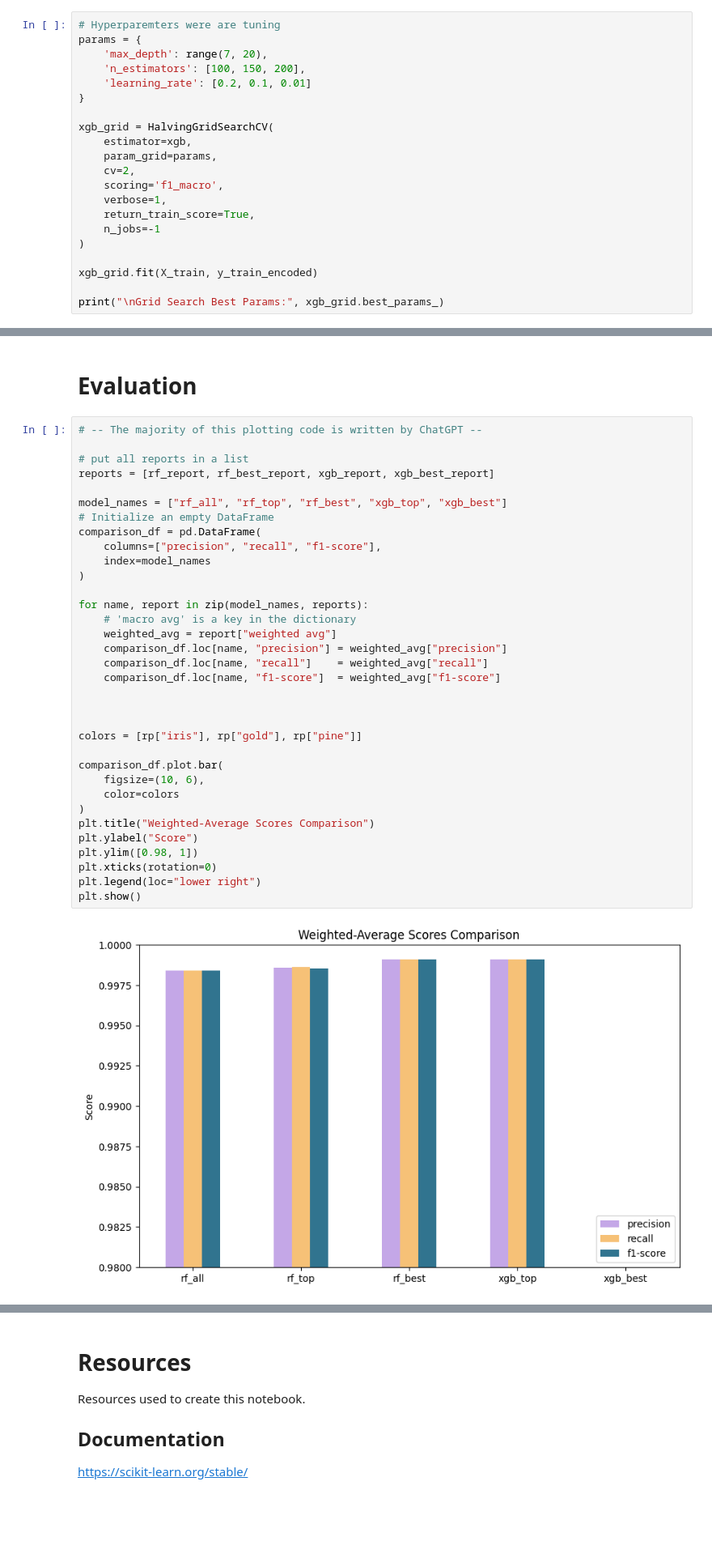
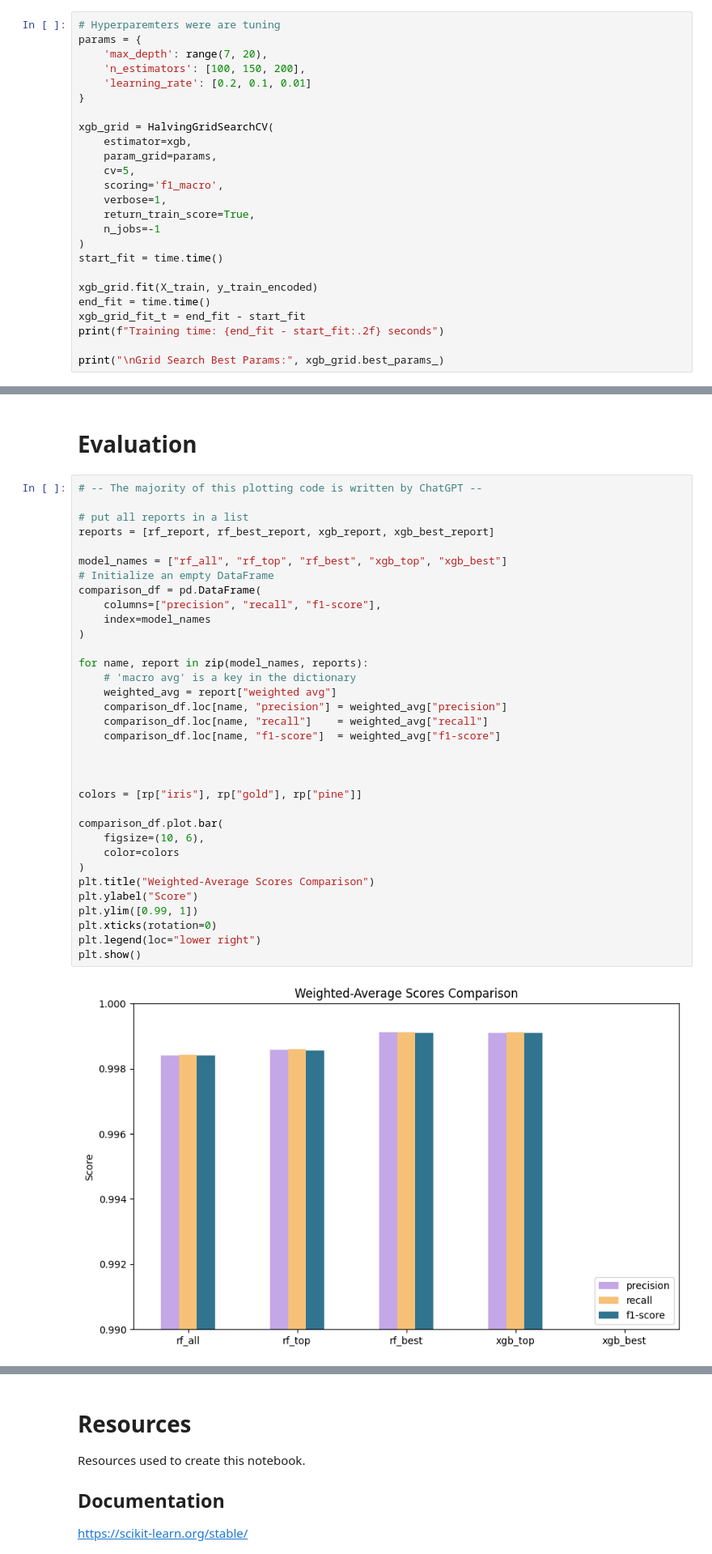
Before and after one commit to j4n-r/IDS_ml, a Jupyter notebook: ml-project-v4.ipynb, the cells around one changed output, grey strips where cells are left out. Shown: that part at 81% size. Cells and saved outputs as stored; diff of their text form; blank space fills up the shorter version.

```diff
--- a/ml-project-v4.ipynb
+++ b/ml-project-v4.ipynb
@@ -496,14 +587,18 @@ params = {
 xgb_grid = HalvingGridSearchCV(
     estimator=xgb,
     param_grid=params,
-    cv=2,
+    cv=5,
     scoring='f1_macro',
     verbose=1,
     return_train_score=True,
     n_jobs=-1
 )
+start_fit = time.time()
 
 xgb_grid.fit(X_train, y_train_encoded)
+end_fit = time.time()
+xgb_grid_fit_t = end_fit - start_fit
+print(f"Training time: {end_fit - start_fit:.2f} seconds")
 
 print("\nGrid Search Best Params:", xgb_grid.best_params_)
 # %% [output]
@@ -685,35 +791,35 @@ fig.savefig("all_confusion_matrices.png", dpi=300)
 reports = [rf_report, rf_best_report, xgb_report, xgb_best_report]
 
 model_names = ["rf_all", "rf_top", "rf_best", "xgb_top", "xgb_best"]
 # Initialize an empty DataFrame
 comparison_df = pd.DataFrame(
     columns=["precision", "recall", "f1-score"],
     index=model_names
 )
 
 for name, report in zip(model_names, reports):
     # 'macro avg' is a key in the dictionary
     weighted_avg = report["weighted avg"]
     comparison_df.loc[name, "precision"] = weighted_avg["precision"]
     comparison_df.loc[name, "recall"]    = weighted_avg["recall"]
     comparison_df.loc[name, "f1-score"]  = weighted_avg["f1-score"]
 
 
 
 colors = [rp["iris"], rp["gold"], rp["pine"]]
 
 comparison_df.plot.bar(
     figsize=(10, 6),
     color=colors
 )
 plt.title("Weighted-Average Scores Comparison")
 plt.ylabel("Score")
-plt.ylim([0.98, 1])
+plt.ylim([0.99, 1])
 plt.xticks(rotation=0)
 plt.legend(loc="lower right")
 plt.show()
 # %% [output]
-[figure, old version]
+[figure, new version]
 # %%
 for name, report in zip(model_names, reports):
     macro_avg = report["macro avg"]
```
Also changed, not shown: parts of 25 cells of this notebook.
